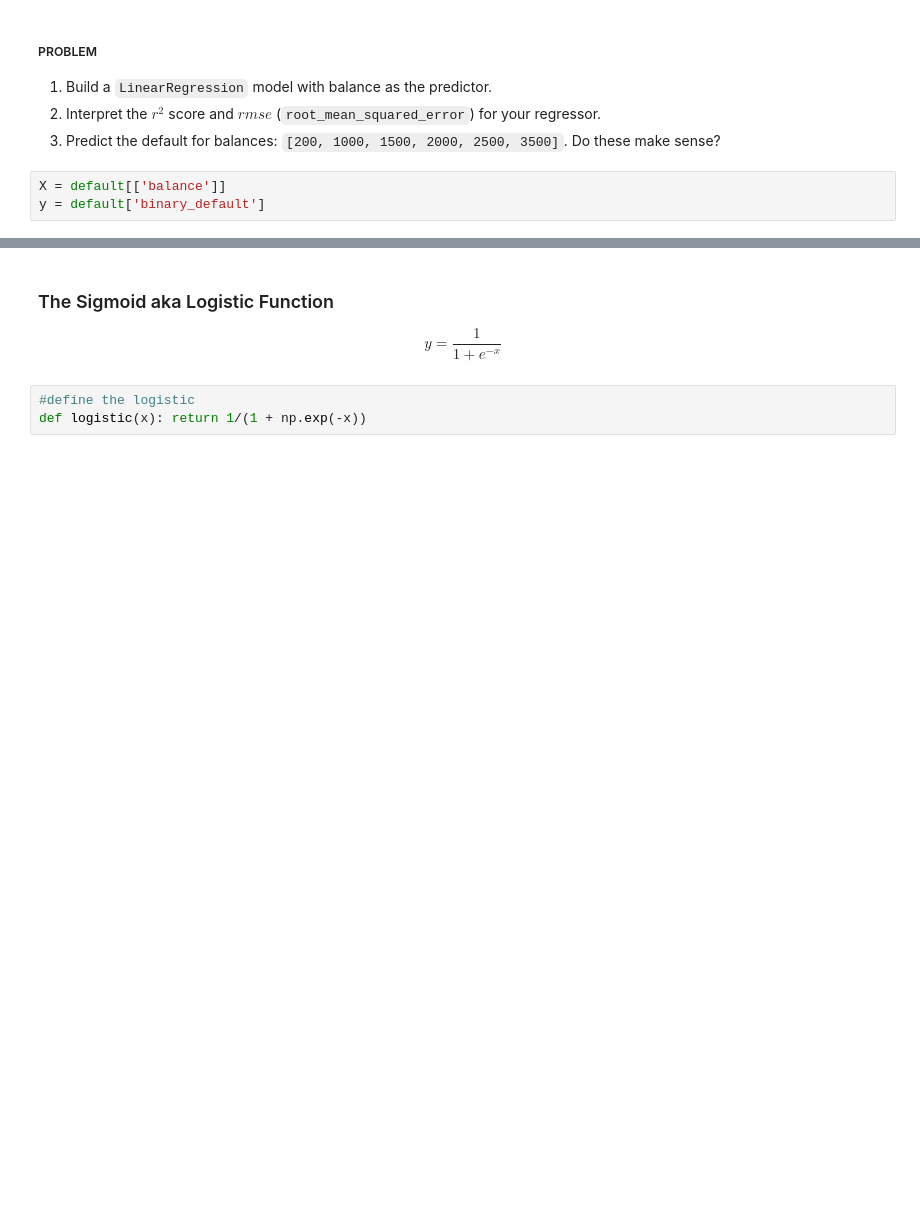
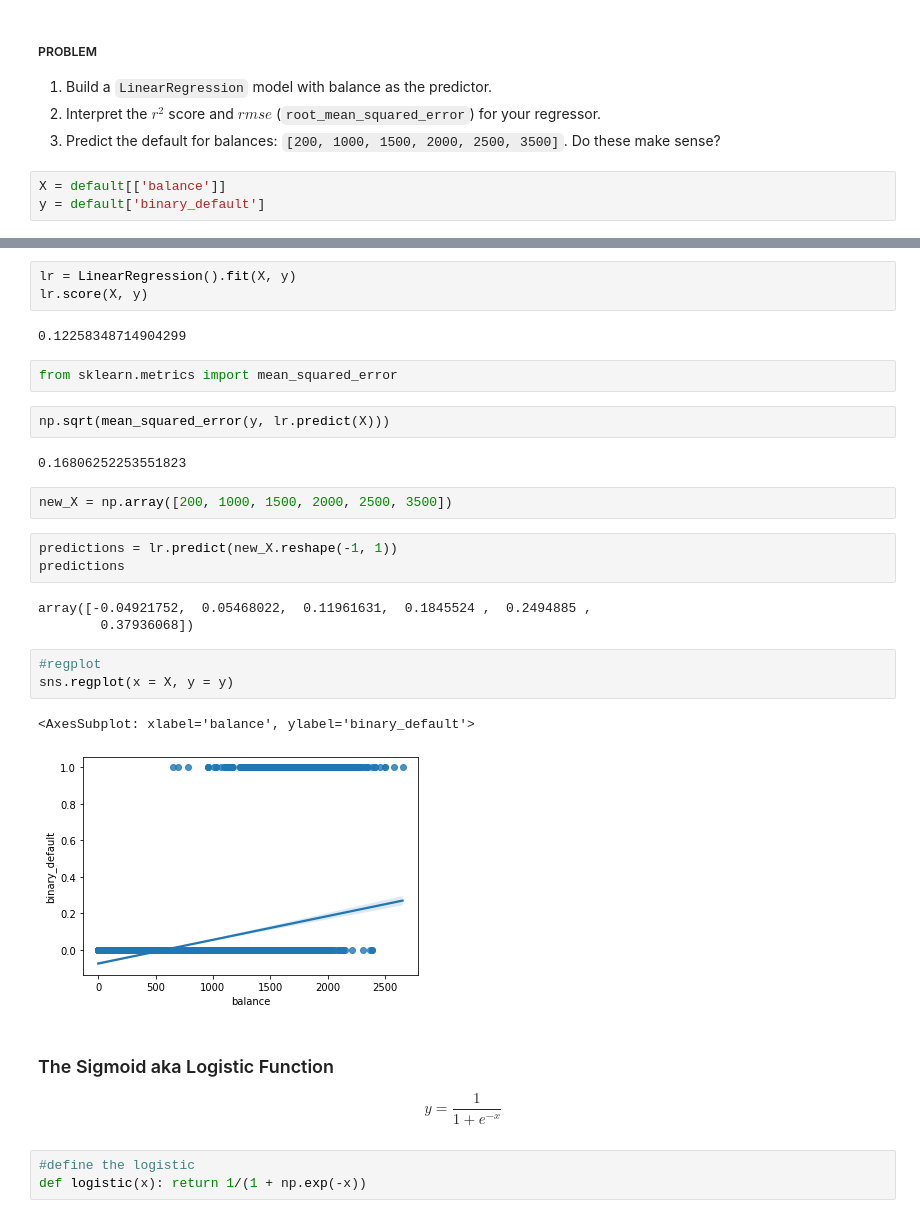
Before and after one commit to jfkoehler/nyu_bootcamp_fa24, a Jupyter notebook: logistic_starter_code.ipynb, the cells around one changed output, grey strips where cells are left out. Cells and saved outputs as stored; diff of their text form; blank space fills up the shorter version.

```diff
--- a/logistic_starter_code.ipynb
+++ b/logistic_starter_code.ipynb
@@ -62,3 +85,28 @@ y = default['binary_default']
+# %%
+lr = LinearRegression().fit(X, y)
+lr.score(X, y)
+# %% [output]
+0.12258348714904299
+# %%
+from sklearn.metrics import mean_squared_error
+# %%
+np.sqrt(mean_squared_error(y, lr.predict(X)))
+# %% [output]
+0.16806252253551823
+# %%
+new_X = np.array([200, 1000, 1500, 2000, 2500, 3500])
+# %%
+predictions = lr.predict(new_X.reshape(-1, 1))
+predictions
+# %% [output]
+array([-0.04921752,  0.05468022,  0.11961631,  0.1845524 ,  0.2494885 ,
+        0.37936068])
+# %%
+#regplot
+sns.regplot(x = X, y = y)
+# %% [output]
+<AxesSubplot: xlabel='balance', ylabel='binary_default'>
+[figure, added]
 # %% [markdown]
 ### The Sigmoid aka Logistic Function
 
```
Also changed, not shown: parts of 41 cells of this notebook, 31 other files.
